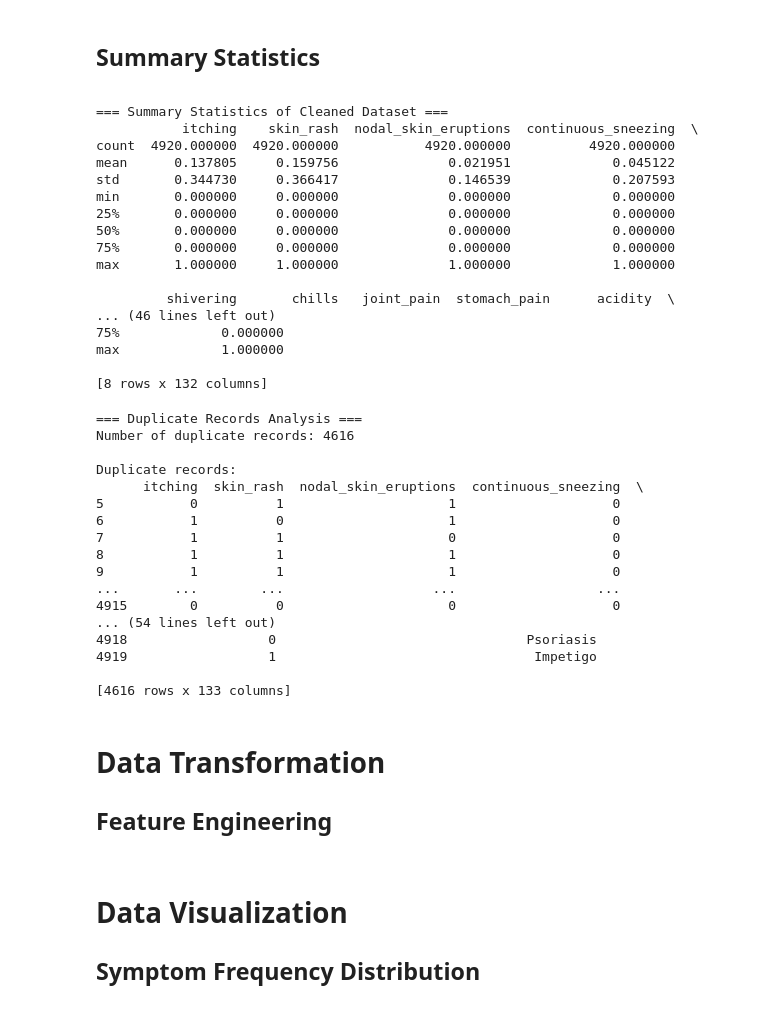
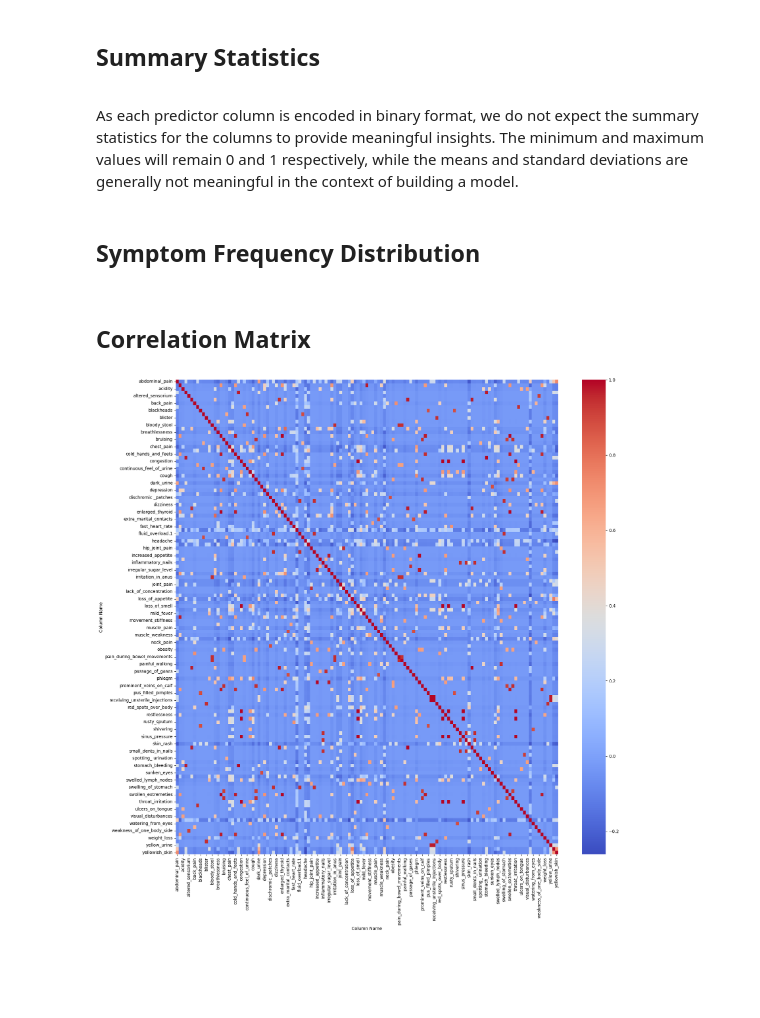
Before and after one commit to franklinen/disease_prediction, a Jupyter notebook: exploratory_analysis.ipynb, the cells around one changed output. Saved outputs shown, nothing was run; the diff lists cells and outputs as text; code cells hidden in the pictures; blank space fills up the shorter version.

Commit message:
more changes to file structre - removed feature engineering as I think it should go with each individual model.

```diff
--- a/exploratory_analysis.ipynb
+++ b/exploratory_analysis.ipynb
@@ -283,57 +116,3 @@ Visualizing prognosis distribution...
 # %% [markdown]
 ## Summary Statistics
 <a id="Summary-Statistics"></a>
-# %%
-# Summary statistics for numerical columns in cleaned dataset
-print("\n=== Summary Statistics of Cleaned Dataset ===")
-print(train_cleaned_columns.describe())
-# %% [output]
-=== Summary Statistics of Cleaned Dataset ===
-           itching    skin_rash  nodal_skin_eruptions  continuous_sneezing  \
-count  4920.000000  4920.000000           4920.000000          4920.000000
-mean      0.137805     0.159756              0.021951             0.045122
-std       0.344730     0.366417              0.146539             0.207593
-min       0.000000     0.000000              0.000000             0.000000
-25%       0.000000     0.000000              0.000000             0.000000
-50%       0.000000     0.000000              0.000000             0.000000
-75%       0.000000     0.000000              0.000000             0.000000
-max       1.000000     1.000000              1.000000             1.000000
-
-         shivering       chills   joint_pain  stomach_pain      acidity  \
-... (46 lines left out)
-75%             0.000000
-max             1.000000
-
-[8 rows x 132 columns]
-# %%
- # Check for duplicate records and show them
-print("\n=== Duplicate Records Analysis ===")
-duplicate_records = train_cleaned_columns[train_cleaned_columns.duplicated()]
-num_duplicates = len(duplicate_records)
-print(f"Number of duplicate records: {num_duplicates}")
-if num_duplicates > 0:
-    print("\nDuplicate records:")
-    print(duplicate_records)
-# %% [output]
-=== Duplicate Records Analysis ===
-Number of duplicate records: 4616
-
-Duplicate records:
-      itching  skin_rash  nodal_skin_eruptions  continuous_sneezing  \
-5           0          1                     1                    0
-6           1          0                     1                    0
-7           1          1                     0                    0
-8           1          1                     1                    0
-9           1          1                     1                    0
-...       ...        ...                   ...                  ...
-4915        0          0                     0                    0
-... (54 lines left out)
-4918                  0                                Psoriasis
-4919                  1                                 Impetigo
-
-[4616 rows x 133 columns]
-# %% [markdown]
-# Data Transformation
-<a id="Data-Transformation"></a>
-## Feature Engineering
-<a id="Feature-Engineering"></a>
@@ -356,5 +119,5 @@ def process_melted_data():
+# %% [markdown]
+As each predictor column is encoded in binary format, we do not expect the summary statistics for the columns to provide meaningful insights. The minimum and maximum values will remain 0 and 1 respectively, while the means and standard deviations are generally not meaningful in the context of building a model.
 # %% [markdown]
-# Data Visualization
-<a id="Data-Visualization"></a>
 ## Symptom Frequency Distribution
-<a id="Sympton-Frequency-Distribution"></a>
+<a id="Symptom-Frequency-Distribution"></a>
@@ -360,0 +127,11 @@ def process_melted_data():
+# %% [markdown]
+## Correlation Matrix
+# %%
+# Next the concept is to create a correlation matrix between the variables
+correlation_matrix = train_data.corr(numeric_only=True)
+plt.figure(figsize=(20,20))
+sns.set_context(rc={"figure.figsize": (20,20)})
+heat_plot = sns.heatmap(correlation_matrix, annot=False, cmap=sns.color_palette("coolwarm", as_cmap=True))
+plt.show()
+# %% [output]
+[figure, added]
```
Also changed, not shown: parts of 31 cells of this notebook.
